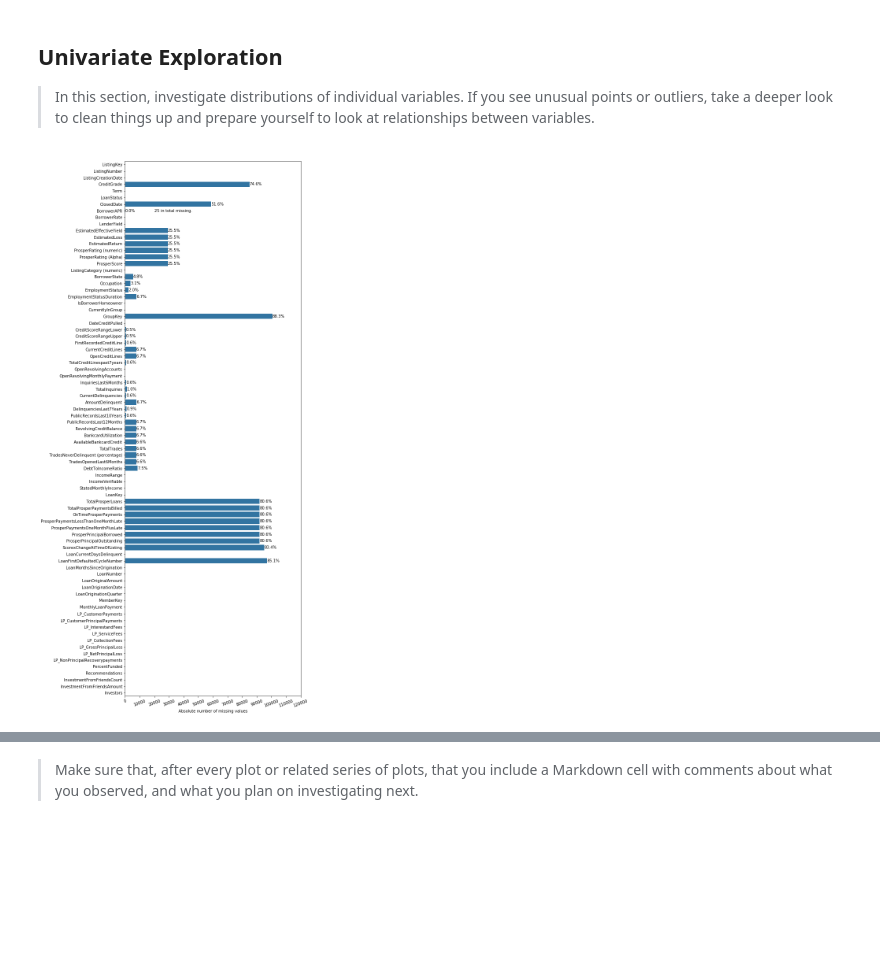
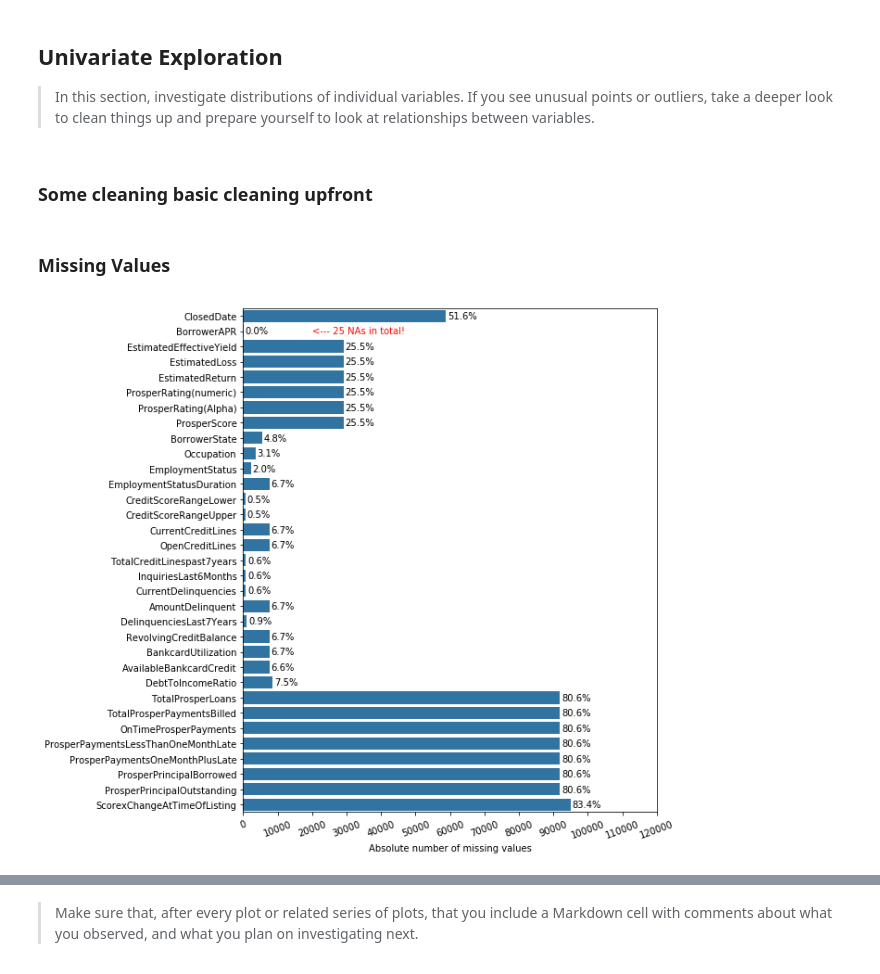
Before and after one commit to moosial/CommunicateDataFindings, a Jupyter notebook: exploration_Prosper_CA.ipynb, the cells around one changed output, grey strips where cells are left out. Cells and saved outputs as stored; diff of their text form; code cells hidden in the pictures; blank space fills up the shorter version.

```diff
--- a/exploration_Prosper_CA.ipynb
+++ b/exploration_Prosper_CA.ipynb
@@ -134,27 +139,44 @@ I examined the stucture of the dataset utilizing the mentioned sources and categ
 > In this section, investigate distributions of individual variables. If
 you see unusual points or outliers, take a deeper look to clean things up
 and prepare yourself to look at relationships between variables.
+# %% [markdown]
+### Some cleaning basic cleaning upfront
+# %%
+# harmonize and shrink the dataset based on the above mentioned rationales
+# read the selected attributes
+attr_2_be_del = pd.read_csv('Attributes_Not_Selected.csv')
+# %%
+# drop the columns not in favour
+for attr in attr_2_be_del.Attributes:
+    df.drop([attr], axis=1, inplace=True)
+# %%
+# rename some colums with blank values
+for column in df:
+    df.rename(index=str, columns={column: column.replace(' ', '')}, inplace=True)
+# %% [markdown]
+### Missing Values
 # %%
+# Get an overview on the remaining colums
 # set the base color
 base_color = sb.color_palette()[0]
 
-# as it is a huge dataset, let's visualize the missing data
-# plot a horizontal bar chart
+# plot a horizontal bar chart for missing values
 null_counts = df.isnull().sum()
-plt.figure(figsize=(8,25))
+null_counts = null_counts[null_counts>0]
+plt.figure(figsize=(8,10))
 sb.barplot(x=null_counts, y=np.arange(len(null_counts)), orient = 'h', color=base_color)
 plt.xlabel('Absolute number of missing values')
 plt.xticks(np.arange(0,130000,10000), rotation=20)
 plt.yticks(np.arange(len(null_counts)),null_counts.index,rotation='horizontal');
 
 # annotate with %
 for i in np.arange(len(null_counts)):
     prop = null_counts[i]/len(df)
     if prop > 0:
         pct_string = '{:0.1f}%'.format(100*prop)
         #print(pct_string)
-        plt.text(null_counts[i]+1, i, pct_string, va = 'center')
+        plt.text(null_counts[i]+500, i, pct_string, va = 'center')
 # annotate a small number>
-plt.text(20000, 7, '25 in total missing.', va = 'center');
+plt.text(20000, 1, '<--- 25 NAs in total!', va = 'center', color='r');
 # %% [output]
-[figure, old version]
+[figure, new version]
```
Also changed, not shown: parts of 17 cells of this notebook, 4 other files.
